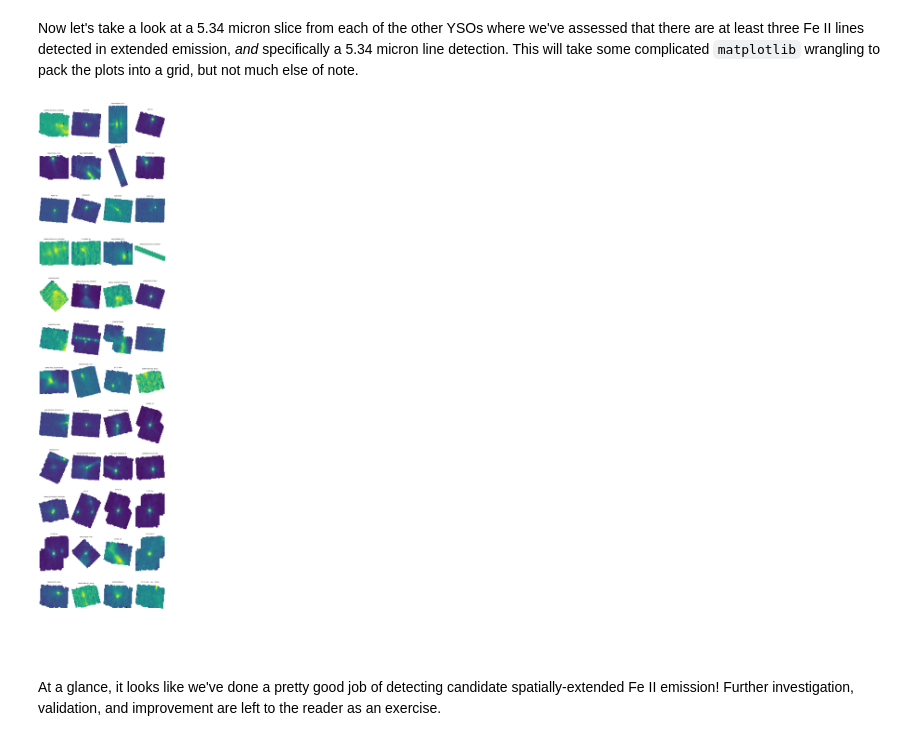
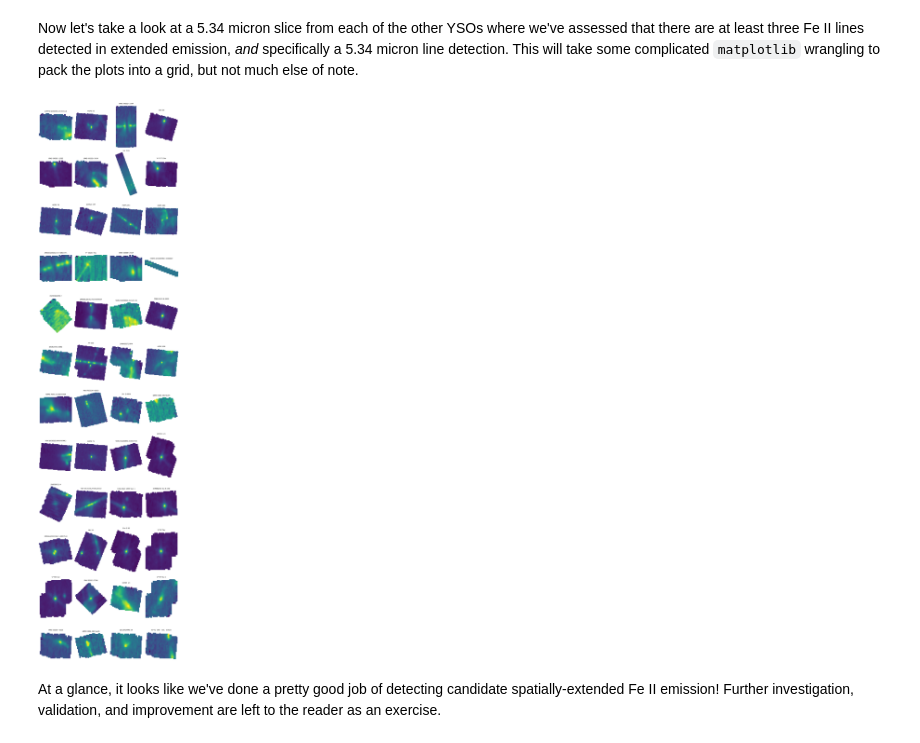
Before and after one commit to adrianlucy/notebook_drafts, a Jupyter notebook: analytical_data_search.ipynb, the cells around one changed output. Drawn from its saved outputs; the diff is of its cells as text; code cells hidden in the pictures.

Commit message:
Fix plotting errors, improve intro text
-calculate correct slice for wavelength

-adaptively choose nearby slice if brighter

-use gridspec in last plot

-polish introduction

```diff
--- a/analytical_data_search.ipynb
+++ b/analytical_data_search.ipynb
@@ -506,8 +514,10 @@ def line_search(row, cloud_uri_map, plot=False):
 
         for line in feii_wavelengths:  # For each Fe II wavelength of interest...
             if np.min(wave) <= line <= np.max(wave):  # If the Fe II wavelength is within the bounds of this spectral cube...
-                 pos = bisect.bisect_left(wave, line)  # Find the approximate wavelength bin index matching the wavelength.
-                 detected = detect_spikes(blobs, pos, 3)  # Look for a spike in the blobs array near this wavelength.
+                 pos = bisect.bisect_left(wave, line)  # Find the approximate wavebin index matching the wavelength.
+
+                 # Look for a spike in the blobs array near this wavelength.
+                 detected = detect_spikes(blobs, pos, sig=3.0)
 
                  if detected:  # If we found a spike at this wavelength...
                      # ...then this spectral cube may contain a jet with emission from this Fe+ transition.
@@ -723,3 +734,8 @@ with fits.open(cloud_uri,
                fsspec_kwargs={"anon": True}) as hdul:
     header = hdul['SCI'].header
     data = hdul['SCI'].data
+# %%
+# Find the wavebin for the 5.34 micron line
+wave = header['CRVAL3'] + header['CDELT3'] * np.arange(header['NAXIS3'])
+pos = bisect.bisect_left(wave, 5.340)  # Find the approximate wavebin index
+print(pos)
@@ -758,43 +776,54 @@ Row index=3148
 # %% [markdown]
 Now let's take a look at a 5.34 micron slice from each of the other YSOs where we've assessed that there are at least three Fe II lines detected in extended emission, *and* specifically a 5.34 micron line detection. This will take some complicated `matplotlib` wrangling to pack the plots into a grid, but not much else of note.
 # %%
-# This cell will take about a minute to run.
+# This cell will take up to a minute to run.
+
+transition = 5.34  # Plotting 5.34 micron line
 
 # Set up a grid of plots
 num_plots = len(index_linecount)
 cols = 4
-rows = (num_plots + cols - 1) // cols
-fig, axes = plt.subplots(rows, cols, figsize=(15, 5 * rows))
-axes = axes.flatten()  # So that we can index the subplots
+maxrows = -(num_plots // -cols)  # (num_plots / cols) rounded up
+
+fig = plt.figure(figsize=(15, 5 * maxrows))
+gs = GridSpec(maxrows, cols, figure=fig)
 
 i = 0  # instantiate subplot index
 # For each YSO meeting our conditions...
 for entry in index_linecount:
     temp_yso_index = entry[0]  # Get the yso_index
     yso_name = yso_table_clean['main_id'][temp_yso_index]  # get name from SIMBAD
     # For each observation...
     for row in lines_yso_jwst_obstable:
         #  If this observation contains a detected 5.34 micron slice from this YSO...
-        if (row['yso_index'] == temp_yso_index) & (5.34 in row['detected_feii_lines']):
+        if (row['yso_index'] == temp_yso_index) & (transition in row['detected_feii_lines']):
             cloud_uri = cloud_uri_map[row['dataURI']]  # get cloud URI
+
             # Open the file
             with fits.open(cloud_uri, cache=False, use_fsspec=True, fsspec_kwargs={"anon": True}) as hdul:
+                header = hdul['SCI'].header
                 data = hdul['SCI'].data
+
+            # Find the approximate slice
+            wave = header['CRVAL3'] + header['CDELT3'] * np.arange(header['NAXIS3'])
+            pos = bisect.bisect_left(wave, transition)  # Find the approximate wavebin index for the transition.
+
+            # Get the brightest slice up to +/- 2 wavebins away
+            stacked_images = np.stack((data[pos], data[pos-1], data[pos-2], data[pos+1], data[pos+2]), axis=0)
+            bright_image = np.max(stacked_images, axis=0)
+
             # Plot the slice
-            axes[i].imshow(data[548], norm=PowerNorm(gamma=0.4))  # wavebin 548 as before
-            axes[i].set_title(f'{yso_name}')
-            axes[i].axis('off')
+            ax = fig.add_subplot(gs[i // cols, i % cols])
+            ax.imshow(bright_image, norm=PowerNorm(gamma=0.4))  # wavebin 548 as before
+            ax.set_title(f'{yso_name}')
+            ax.axis('off')
             i += 1  # go to next subplot index
             break  # If we got a plot for this YSO, skip to the next YSO
 
-# Turn off unused subplots
-for j in range(i, len(axes)):
-    axes[j].axis('off')
-
 plt.tight_layout()
 plt.show()
 # %% [output]
-[figure, old version]
+[figure, new version]
 # %% [markdown]
 At a glance, it looks like we've done a pretty good job of detecting candidate spatially-extended Fe II emission! Further investigation, validation, and improvement are left to the reader as an exercise.
 # %% [markdown]
```
Also changed, not shown: parts of 16 cells of this notebook.
